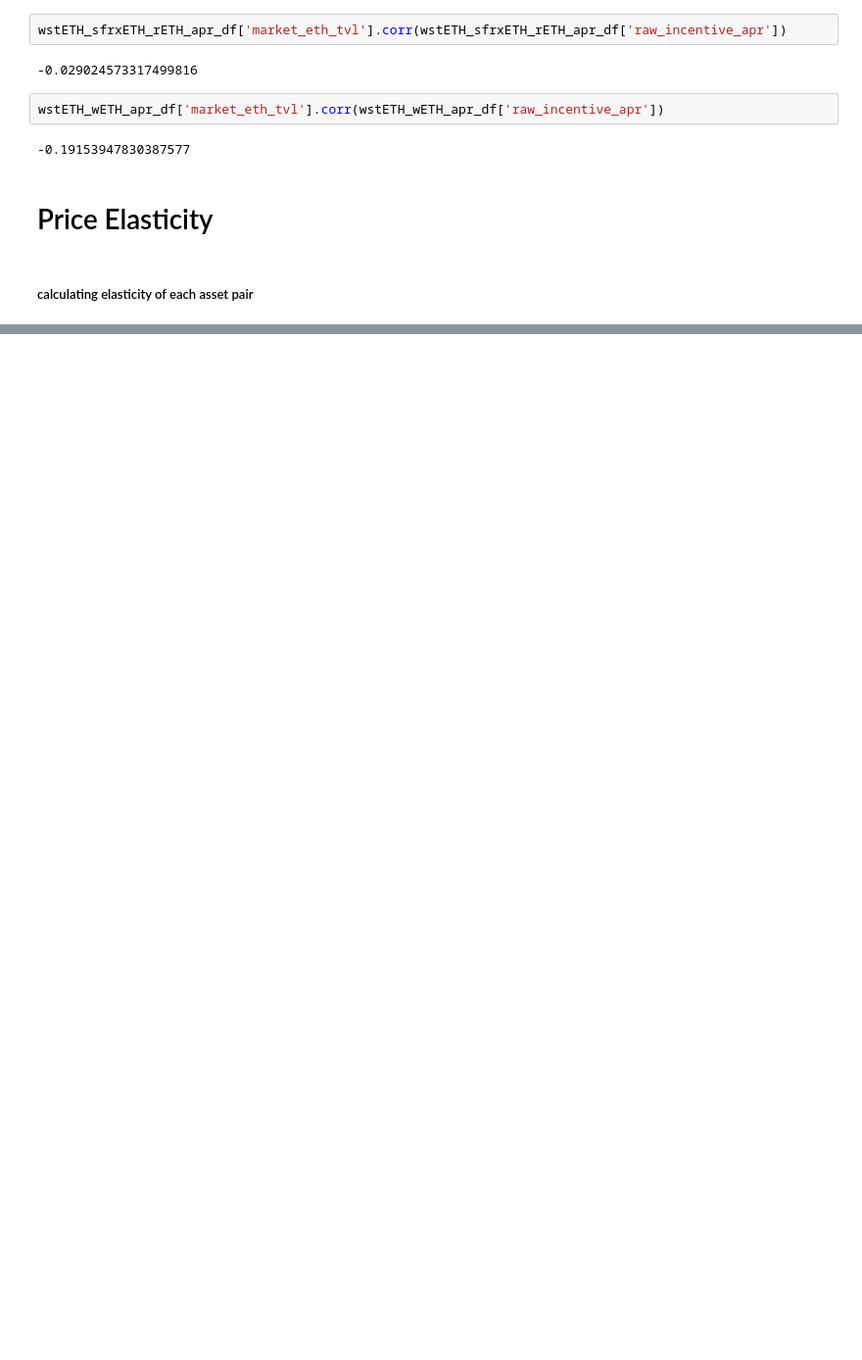
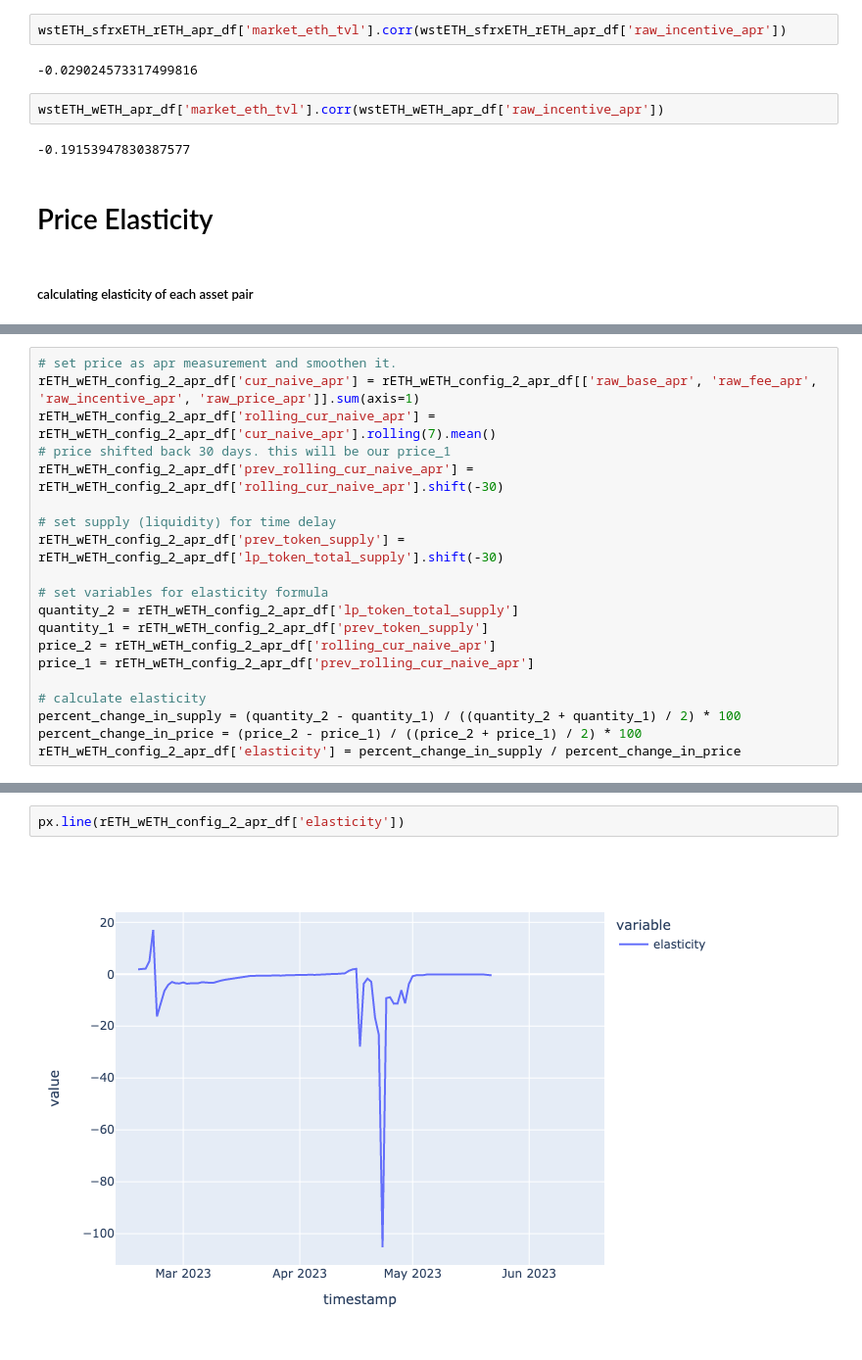
Before and after one commit to Tokemak/InternProject, a Jupyter notebook: internproject/intern_graphs.ipynb, the cells around one changed output, grey strips where cells are left out. Shown at 98% size. Drawn from its saved outputs; the diff is of its cells as text; blank space fills up the shorter version.

```diff
--- a/internproject/intern_graphs.ipynb
+++ b/internproject/intern_graphs.ipynb
@@ -456,0 +469,20 @@ frxETH_ETH_apr_df['elasticity'] = percent_change_in_supply / percent_change_in_p
+# %%
+# set price as apr measurement and smoothen it.
+rETH_wETH_config_2_apr_df['cur_naive_apr'] = rETH_wETH_config_2_apr_df[['raw_base_apr', 'raw_fee_apr', 'raw_incentive_apr', 'raw_price_apr']].sum(axis=1)
+rETH_wETH_config_2_apr_df['rolling_cur_naive_apr'] = rETH_wETH_config_2_apr_df['cur_naive_apr'].rolling(7).mean()
+# price shifted back 30 days. this will be our price_1
+rETH_wETH_config_2_apr_df['prev_rolling_cur_naive_apr'] = rETH_wETH_config_2_apr_df['rolling_cur_naive_apr'].shift(-30)
+
+# set supply (liquidity) for time delay
+rETH_wETH_config_2_apr_df['prev_token_supply'] = rETH_wETH_config_2_apr_df['lp_token_total_supply'].shift(-30)
+
+# set variables for elasticity formula
+quantity_2 = rETH_wETH_config_2_apr_df['lp_token_total_supply']
+quantity_1 = rETH_wETH_config_2_apr_df['prev_token_supply']
+price_2 = rETH_wETH_config_2_apr_df['rolling_cur_naive_apr']
+price_1 = rETH_wETH_config_2_apr_df['prev_rolling_cur_naive_apr']
+
+# calculate elasticity
+percent_change_in_supply = (quantity_2 - quantity_1) / ((quantity_2 + quantity_1) / 2) * 100
+percent_change_in_price = (price_2 - price_1) / ((price_2 + price_1) / 2) * 100
+rETH_wETH_config_2_apr_df['elasticity'] = percent_change_in_supply / percent_change_in_price
@@ -465,0 +639,4 @@ px.line(frxETH_ETH_apr_df['elasticity'])
+# %%
+px.line(rETH_wETH_config_2_apr_df['elasticity'])
+# %% [output]
+[figure, added]
```
Also changed, not shown: parts of 24 cells of this notebook.
